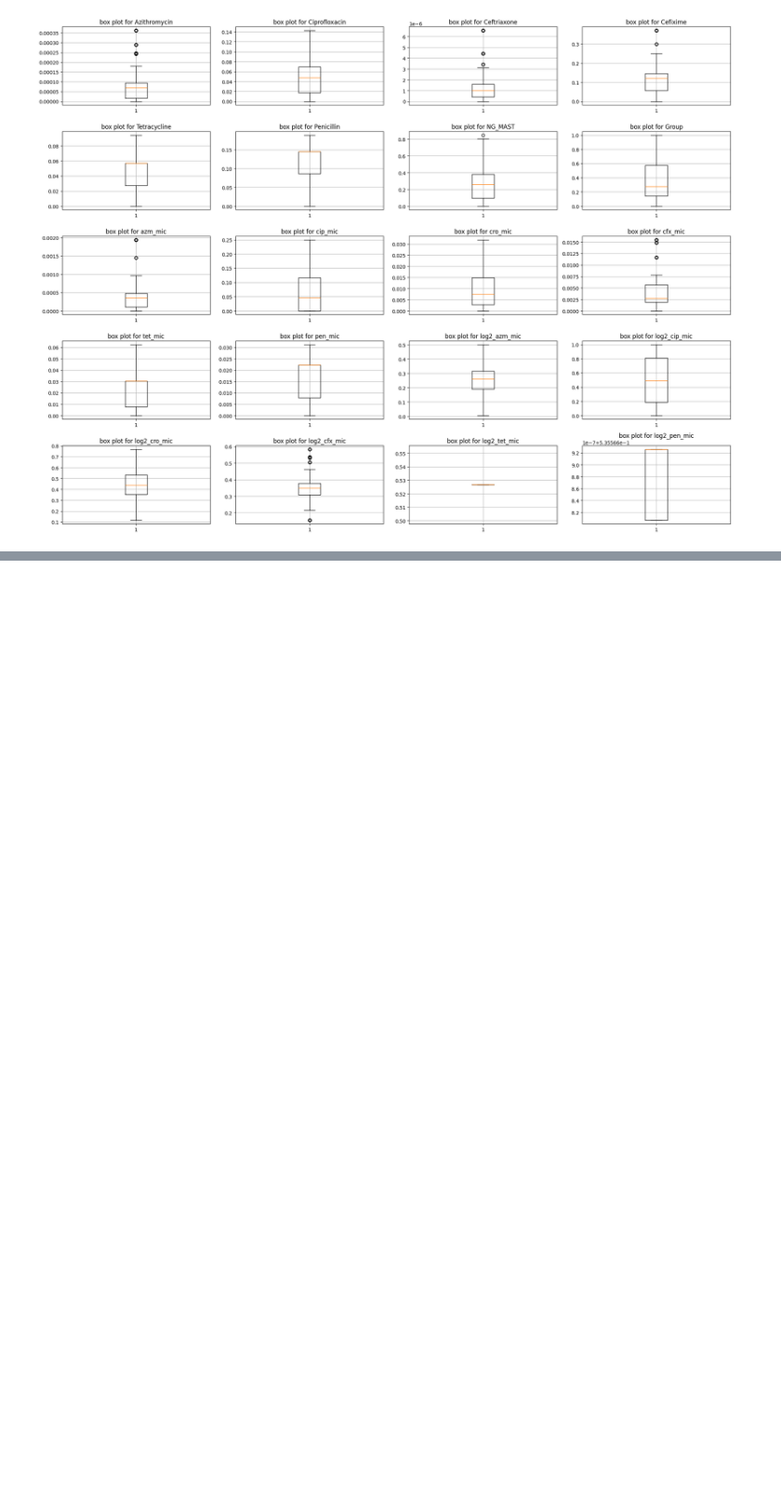
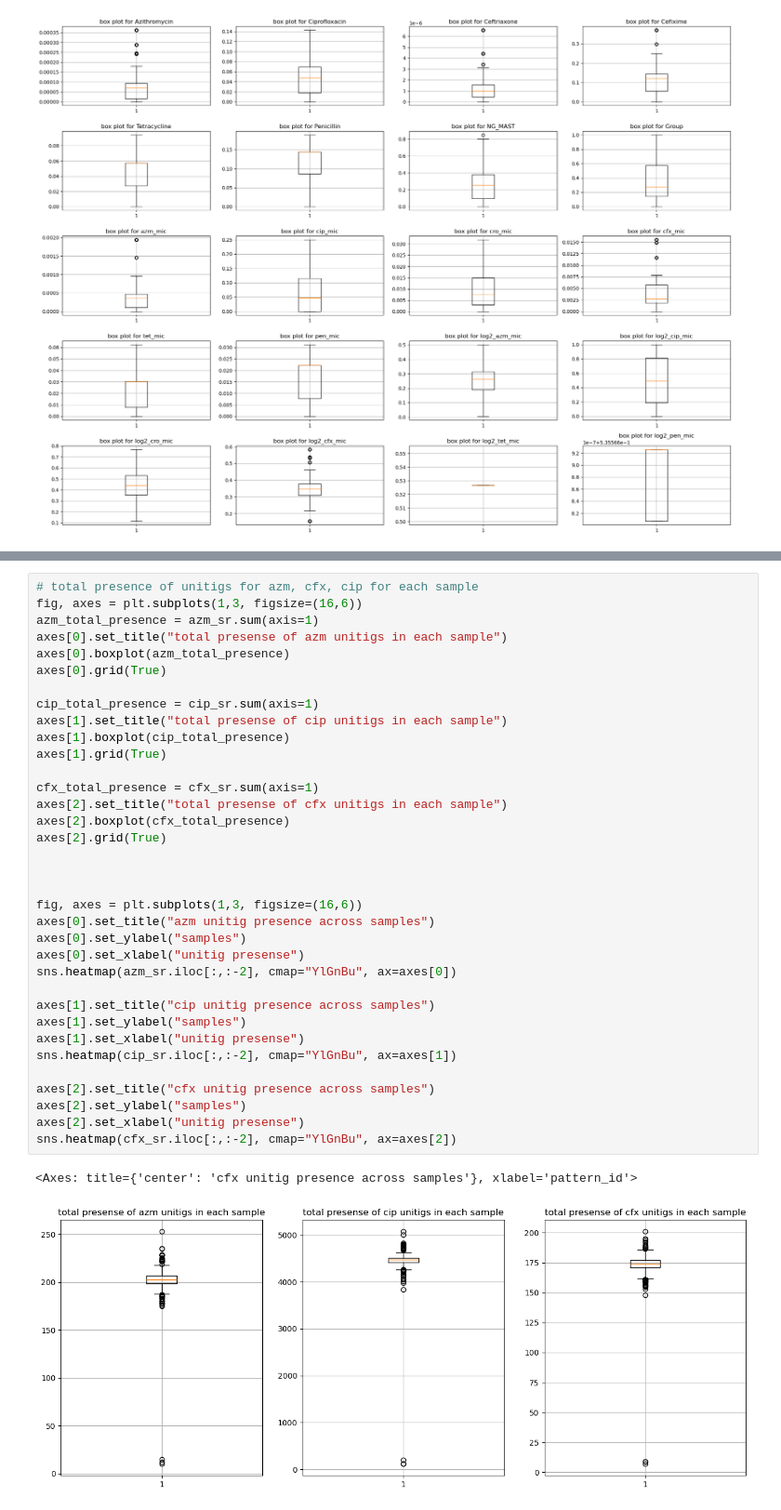
Before and after one commit to VX59/4-587-project-p1, a Jupyter notebook: src/eda.ipynb, the cells around one changed output, grey strips where cells are left out. Shown at 93% size. Saved outputs shown, nothing was run; the diff lists cells and outputs as text; blank space fills up the shorter version.

```diff
--- a/src/eda.ipynb
+++ b/src/eda.ipynb
@@ -553,0 +575,38 @@ training data
+# %%
+# total presence of unitigs for azm, cfx, cip for each sample
+fig, axes = plt.subplots(1,3, figsize=(16,6))
+azm_total_presence = azm_sr.sum(axis=1)
+axes[0].set_title("total presense of azm unitigs in each sample")
+axes[0].boxplot(azm_total_presence)
+axes[0].grid(True)
+
+cip_total_presence = cip_sr.sum(axis=1)
+axes[1].set_title("total presense of cip unitigs in each sample")
+axes[1].boxplot(cip_total_presence)
+axes[1].grid(True)
+
+cfx_total_presence = cfx_sr.sum(axis=1)
+axes[2].set_title("total presense of cfx unitigs in each sample")
+axes[2].boxplot(cfx_total_presence)
+axes[2].grid(True)
+
+
+
+fig, axes = plt.subplots(1,3, figsize=(16,6))
+axes[0].set_title("azm unitig presence across samples")
+axes[0].set_ylabel("samples")
+axes[0].set_xlabel("unitig presense")
+sns.heatmap(azm_sr.iloc[:,:-2], cmap="YlGnBu", ax=axes[0])
+
+axes[1].set_title("cip unitig presence across samples")
+axes[1].set_ylabel("samples")
+axes[1].set_xlabel("unitig presense")
+sns.heatmap(cip_sr.iloc[:,:-2], cmap="YlGnBu", ax=axes[1])
+
+axes[2].set_title("cfx unitig presence across samples")
+axes[2].set_ylabel("samples")
+axes[2].set_xlabel("unitig presense")
+sns.heatmap(cfx_sr.iloc[:,:-2], cmap="YlGnBu", ax=axes[2])
+# %% [output]
+<Axes: title={'center': 'cfx unitig presence across samples'}, xlabel='pattern_id'>
+[figure, added]
```
Also changed, not shown: parts of 11 cells of this notebook.
